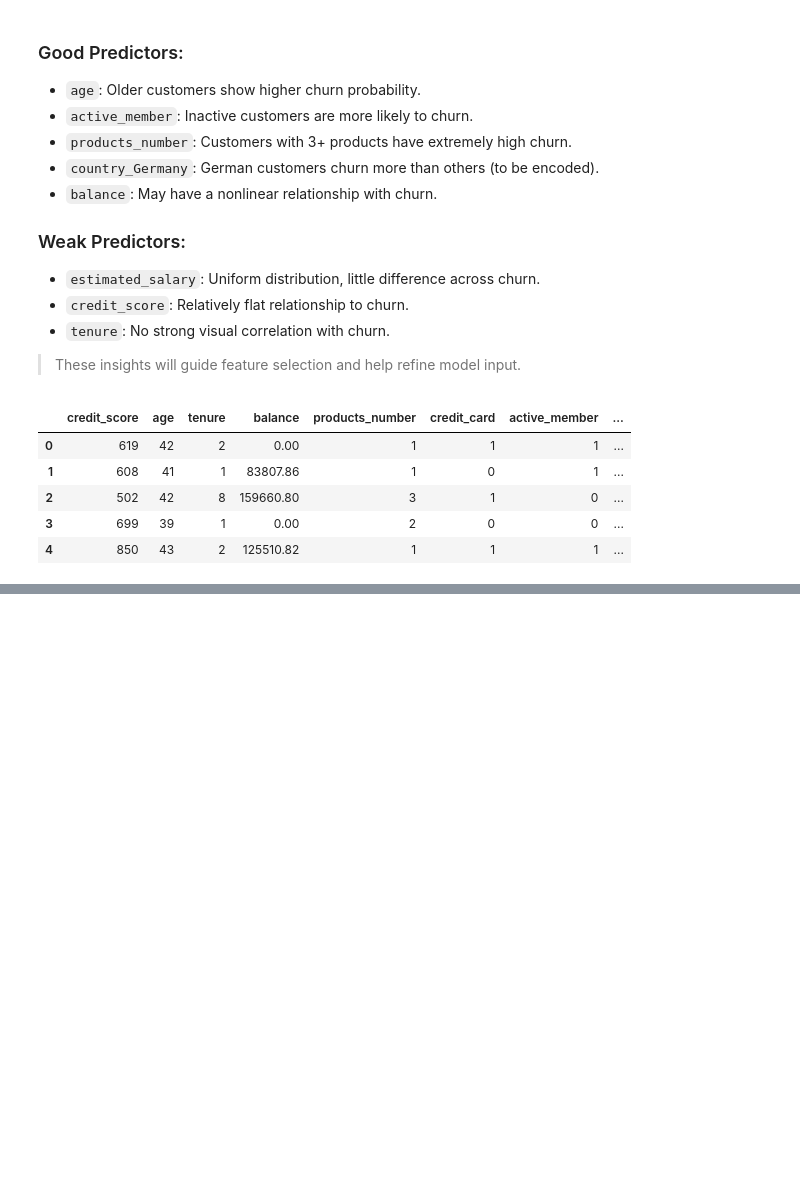
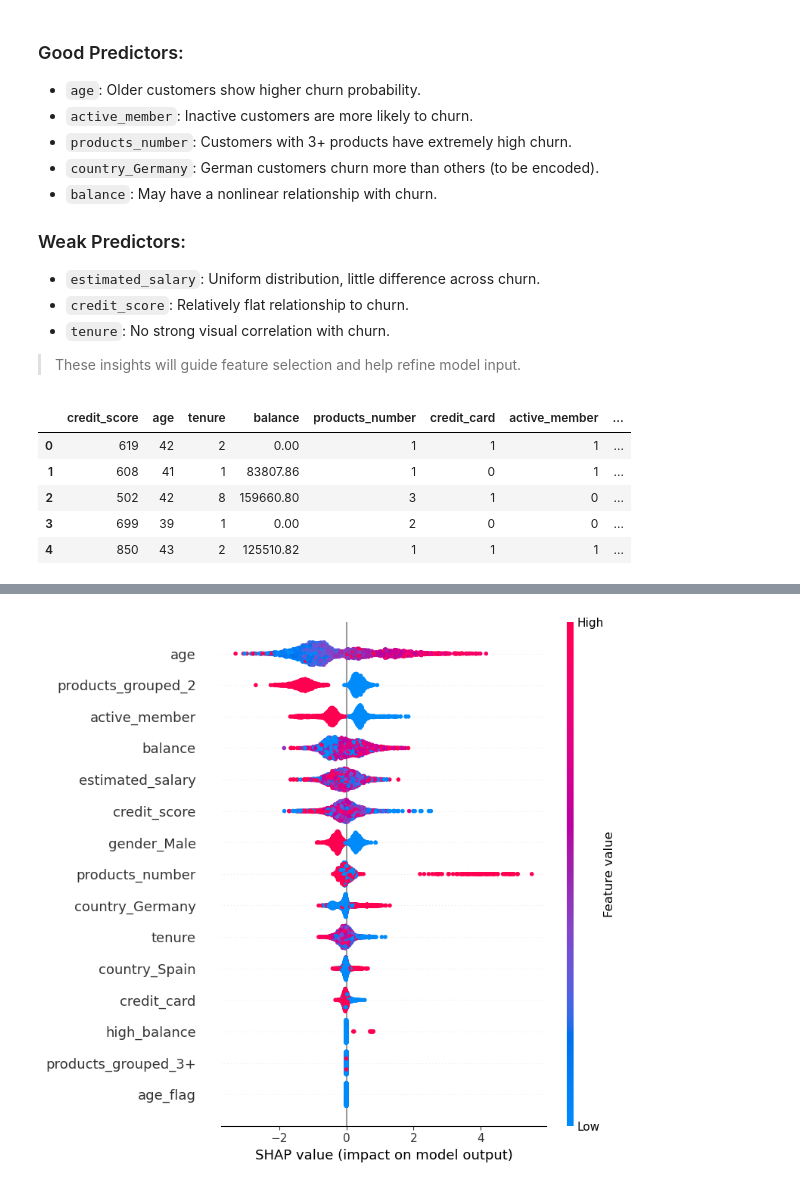
Before and after one commit to YangChen-analyst/bank-customer-churn-prediction, a Jupyter notebook: notebooks/Bank Customer Churn Prediction.ipynb, the cells around one changed output, grey strips where cells are left out. Saved outputs shown, nothing was run; the diff lists cells and outputs as text; code cells hidden in the pictures; blank space fills up the shorter version.

```diff
--- a/notebooks/Bank Customer Churn Prediction.ipynb
+++ b/notebooks/Bank Customer Churn Prediction.ipynb
@@ -269,0 +400,11 @@ X_train, X_test, y_train, y_test = train_test_split(X, y, test_size=0.3, random_
+# %%
+# create a SHAP explainer for the XGBoost model
+explainer = shap.TreeExplainer(xgb)
+
+# Compute SHAP values on the test set
+shap_values = explainer.shap_values(X_test)
+
+# Plot global feature importance (summary)
+shap.summary_plot(shap_values, X_test)
+# %% [output]
+[figure, added]
```
Also changed, not shown: parts of 20 cells of this notebook, 6 other files.
